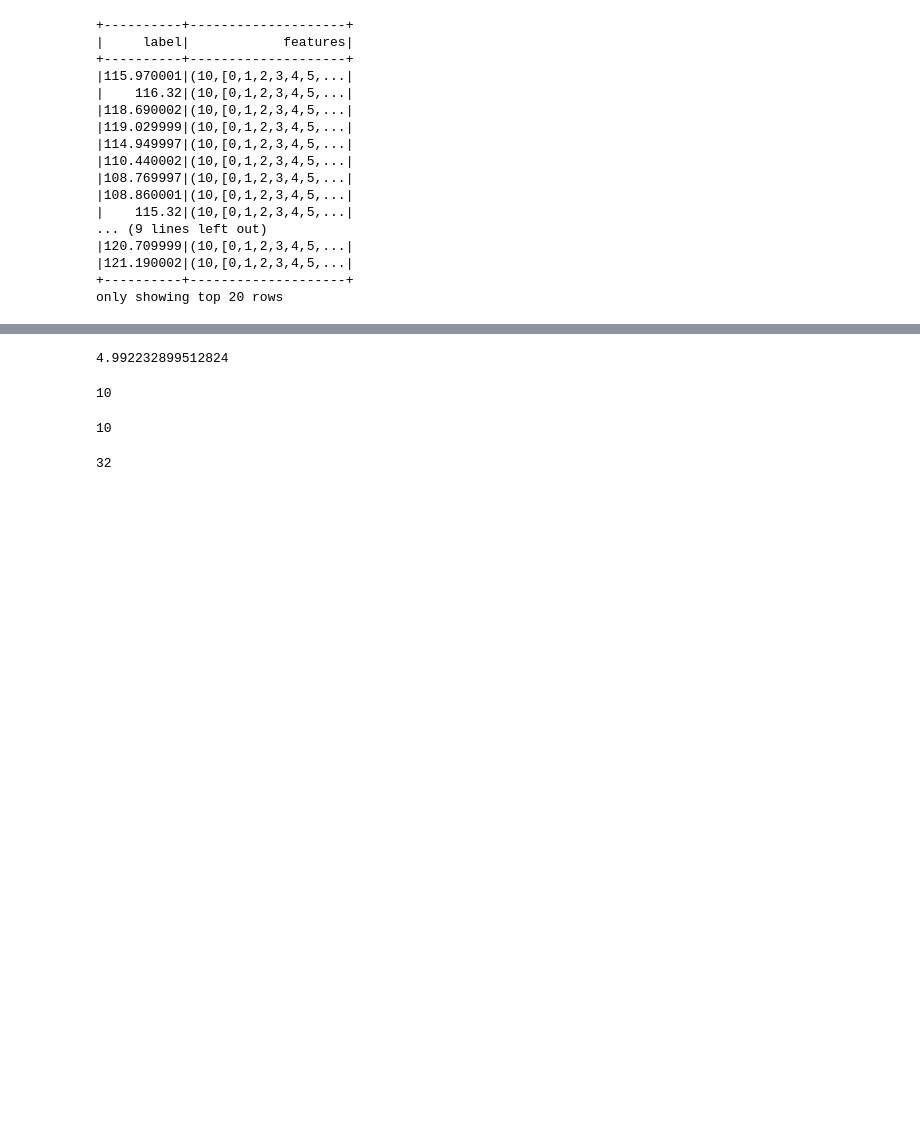
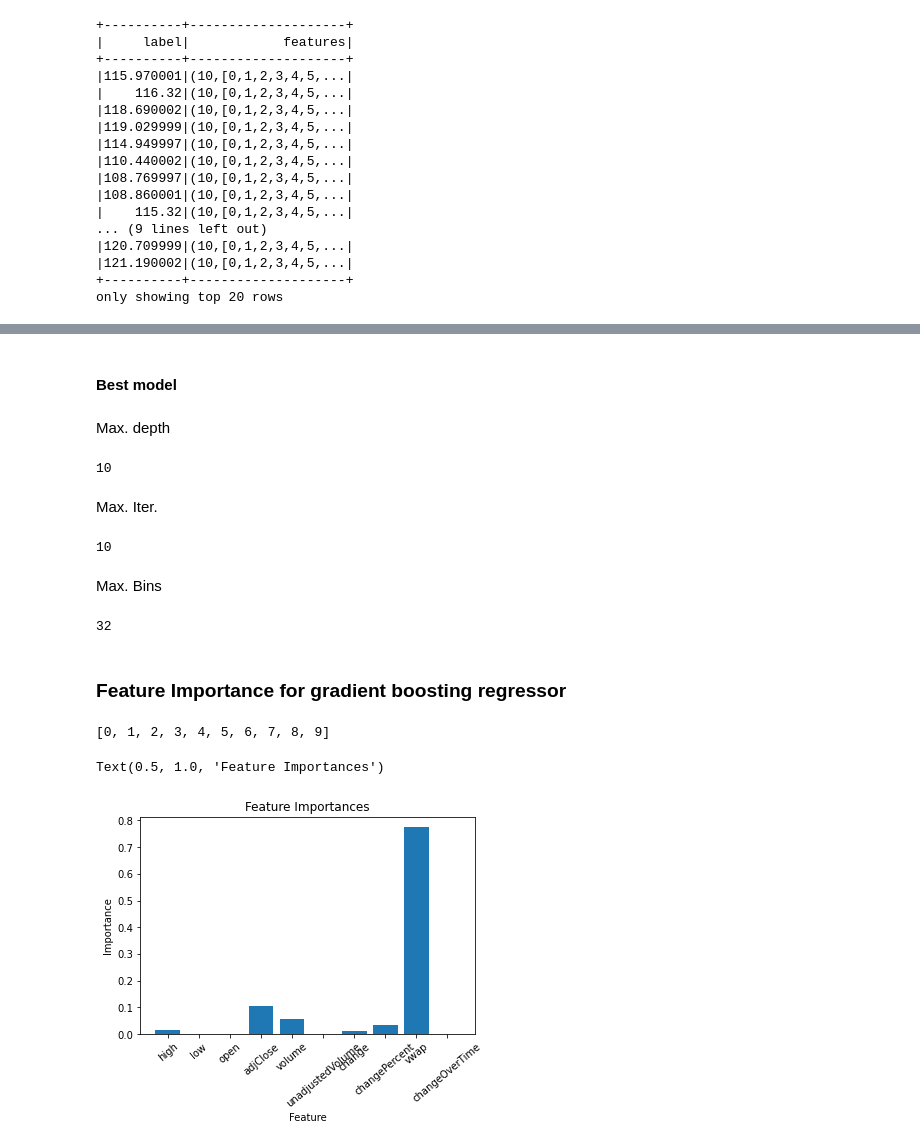
Before and after one commit to BigData2020MasterInformatica/FinanceAnalysis, a Jupyter notebook: notebooks/Classification/gradient-boosting-regressor/gradient-boosting-regressor-libsvm.ipynb, the cells around one changed output, grey strips where cells are left out. Cells and saved outputs as stored; diff of their text form; code cells hidden in the pictures; blank space fills up the shorter version.

```diff
--- a/notebooks/Classification/gradient-boosting-regressor/gradient-boosting-regressor-libsvm.ipynb
+++ b/notebooks/Classification/gradient-boosting-regressor/gradient-boosting-regressor-libsvm.ipynb
@@ -120,18 +157,41 @@ print(rmse)
-# %%
-rmse
-# %% [output]
-4.992232899512824
+# %% [markdown]
+#### Best model
 # %%
 bestModel = cvModel.bestModel
+# %% [markdown]
+Max. depth
 # %%
 bestModel.getMaxDepth()
 # %% [output]
 10
+# %% [markdown]
+Max. Iter.
 # %%
 bestModel.getMaxIter()
 # %% [output]
 10
+# %% [markdown]
+Max. Bins
 # %%
 bestModel.getMaxBins()
 # %% [output]
 32
+# %% [markdown]
+### Feature Importance for gradient boosting regressor
+# %%
+# Extract the important feature values
+importances = bestModel.featureImportances
+
+x_values = list(range(len(importances)))
+print(x_values)
+feature_list = ['high','low','open','adjClose','volume','unadjustedVolume','change','changePercent','vwap','changeOverTime']
+
+plt.bar(x_values, importances, orientation = 'vertical')
+plt.xticks(x_values, feature_list, rotation=40)
+plt.ylabel('Importance')
+plt.xlabel('Feature')
+plt.title('Feature Importances')
+# %% [output]
+[0, 1, 2, 3, 4, 5, 6, 7, 8, 9]
+Text(0.5, 1.0, 'Feature Importances')
+[figure, added]
```
Also changed, not shown: parts of 16 cells of this notebook, 1 other file.
